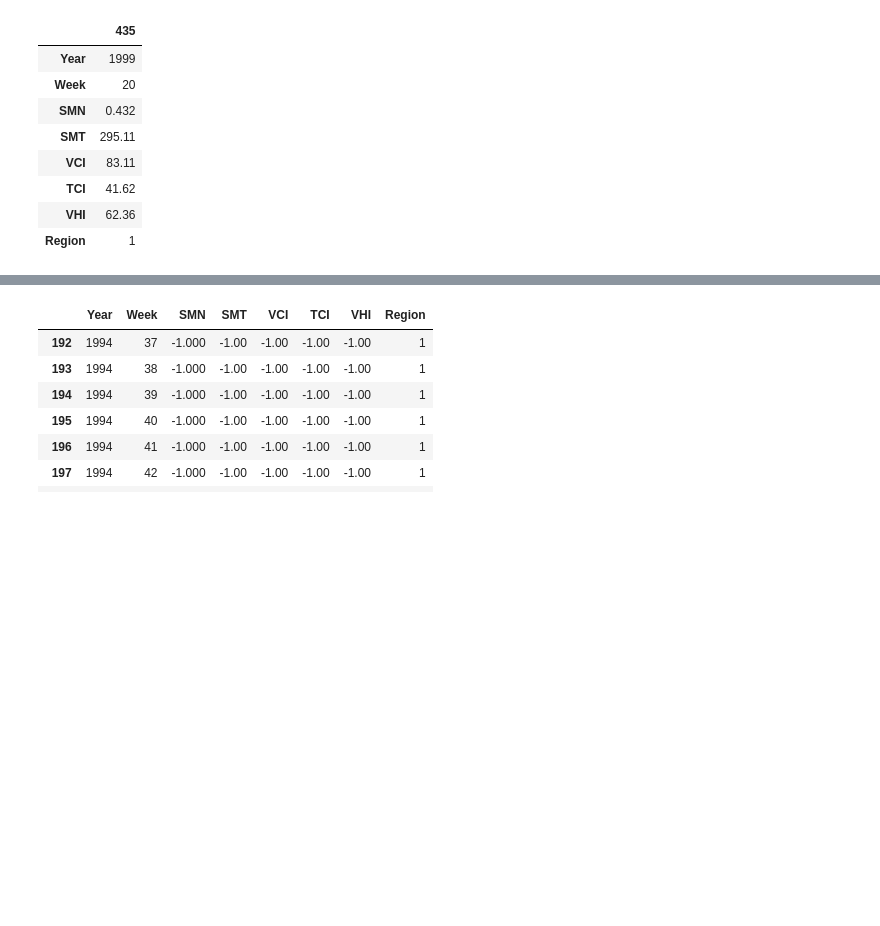
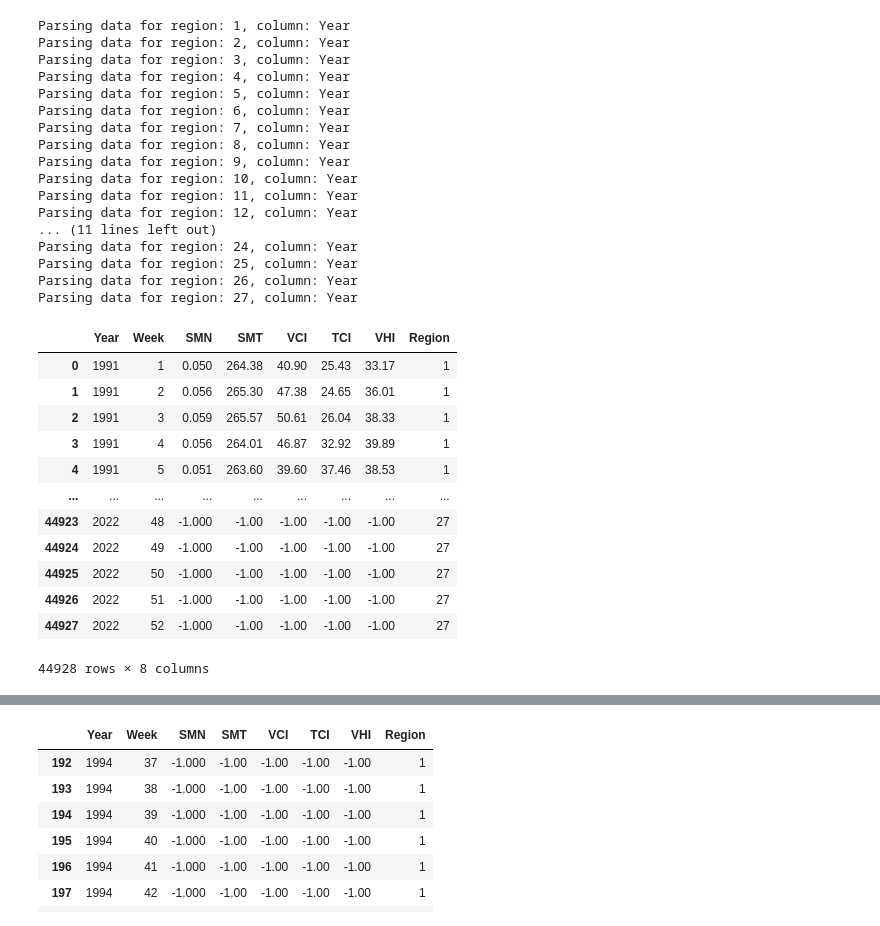
Before and after one commit to nastyabekesheva/DataScience, a Jupyter notebook: labs/lab_1.ipynb, the cells around one changed output, grey strips where cells are left out. Saved outputs shown, nothing was run; the diff lists cells and outputs as text; code cells hidden in the pictures; blank space fills up the shorter version.

Commit message:
added parser || Created using Colaboratory

```diff
--- a/labs/lab_1.ipynb
+++ b/labs/lab_1.ipynb
@@ -66,14 +66,40 @@ File vhi_27--10-6-2022--17:59.csv downloaded successfully
 # %%
 def load_data_to_df(index):
   columns = ['Year', 'Week', 'SMN', 'SMT', 'VCI', 'TCI', 'VHI']
-  df = pd.read_csv(f"vhi_{index}--10-6-2022--17:59.csv", names = columns)
+  try:
+    df = pd.read_csv(f"vhi_{index}--{datetime.now().month}-{datetime.now().day}-{datetime.now().year}--{datetime.now().hour}:{datetime.now().minute}.csv", names = columns)
+  except:
+    df = pd.read_csv(f"vhi_{index}--{datetime.now().month}-{datetime.now().day}-{datetime.now().year}--{datetime.now().hour}:{datetime.now().minute-1}.csv", names = columns)
   df = df.dropna()
   df.drop(index=df.index[0],
         axis=0,
         inplace=True)
   df['Region'] = np.repeat(str(index), len(df['Week']))
-  df["Year"][2] = "1991"
+  df.reset_index()
   return df
+# %%
+def parse_data(df):
+  for i in df:
+    try:
+      df[i] = pd.to_numeric(df[i])
+    except:
+      print(f"Parsing data for region: {df['Region'][2]}, column: {i}")
+      for j in range(2, len(df[i])+2):
+        parse_temp1 = df[i][j].split(">")
+        parse_temp2 = [parse_temp1[p].split("<") for p in range(len(parse_temp1))]
+        parse_temp3 = 0
+        for k in parse_temp2:
+          for l in k:
+            try:
+              parse_temp3 = float(l)
+              if parse_temp3 == int(parse_temp3):
+                parse_temp3 = int(parse_temp3)
+            except:
+              pass
+        df[i][j] = parse_temp3
+
+
+  return df
 # %%
 def merge_df(data):
   df = pd.concat(data, ignore_index = True)
@@ -103,18 +129,43 @@ def moderate_vhi(df, region):
 # %%
 data = []
 for i in range(1, 28):
   data.append(load_data_to_df(i))
 
-df = merge_df(data)
-df['VHI'] = pd.to_numeric(df['VHI'])
-pd.DataFrame.from_dict(max_vhi(df, '1999', '1'))
+new_data = []
+for i in range(0, 27):
+  new_data.append(parse_data(data[i]))
+
+
+df = merge_df(new_data)
+df
 # %% [output]
+Parsing data for region: 1, column: Year
+Parsing data for region: 2, column: Year
+Parsing data for region: 3, column: Year
+Parsing data for region: 4, column: Year
+Parsing data for region: 5, column: Year
+Parsing data for region: 6, column: Year
+Parsing data for region: 7, column: Year
+Parsing data for region: 8, column: Year
+Parsing data for region: 9, column: Year
+Parsing data for region: 10, column: Year
+Parsing data for region: 11, column: Year
+Parsing data for region: 12, column: Year
+... (11 lines left out)
+Parsing data for region: 24, column: Year
+Parsing data for region: 25, column: Year
+Parsing data for region: 26, column: Year
+Parsing data for region: 27, column: Year
-|  | 435 |
-| Year | 1999 |
-| Week | 20 |
-| SMN | 0.432 |
-| SMT | 295.11 |
-| VCI | 83.11 |
-| TCI | 41.62 |
-| VHI | 62.36 |
-| Region | 1 |
+|  | Year | Week | SMN | SMT | VCI | TCI | VHI | Region |
+| 0 | 1991 | 1 | 0.050 | 264.38 | 40.90 | 25.43 | 33.17 | 1 |
+| 1 | 1991 | 2 | 0.056 | 265.30 | 47.38 | 24.65 | 36.01 | 1 |
+| 2 | 1991 | 3 | 0.059 | 265.57 | 50.61 | 26.04 | 38.33 | 1 |
+| 3 | 1991 | 4 | 0.056 | 264.01 | 46.87 | 32.92 | 39.89 | 1 |
+| 4 | 1991 | 5 | 0.051 | 263.60 | 39.60 | 37.46 | 38.53 | 1 |
+| ... | ... | ... | ... | ... | ... | ... | ... | ... |
+| 44923 | 2022 | 48 | -1.000 | -1.00 | -1.00 | -1.00 | -1.00 | 27 |
+| 44924 | 2022 | 49 | -1.000 | -1.00 | -1.00 | -1.00 | -1.00 | 27 |
+| 44925 | 2022 | 50 | -1.000 | -1.00 | -1.00 | -1.00 | -1.00 | 27 |
+| 44926 | 2022 | 51 | -1.000 | -1.00 | -1.00 | -1.00 | -1.00 | 27 |
+| 44927 | 2022 | 52 | -1.000 | -1.00 | -1.00 | -1.00 | -1.00 | 27 |
+44928 rows × 8 columns
```
Also changed, not shown: parts of 7 cells of this notebook.
